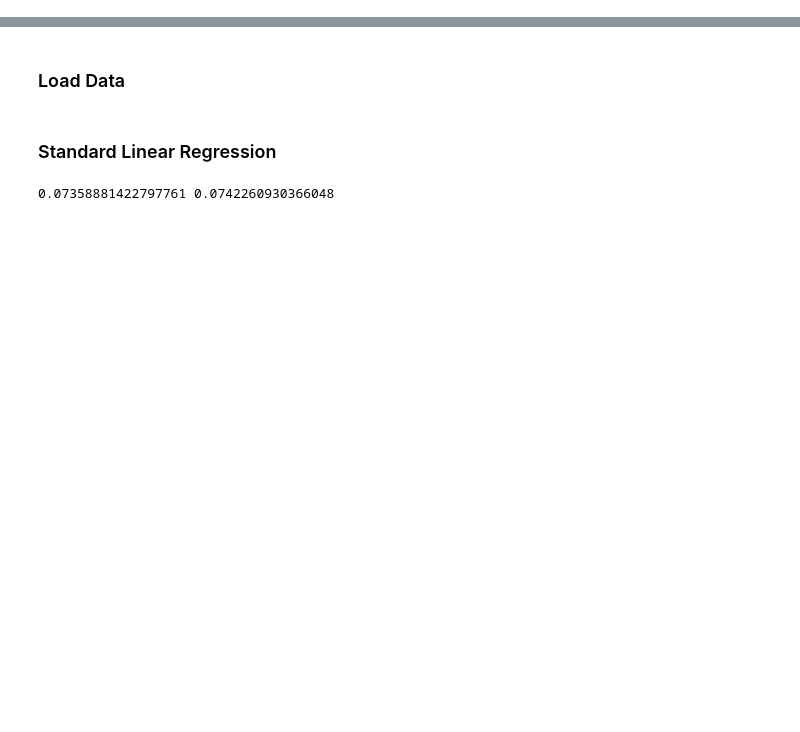
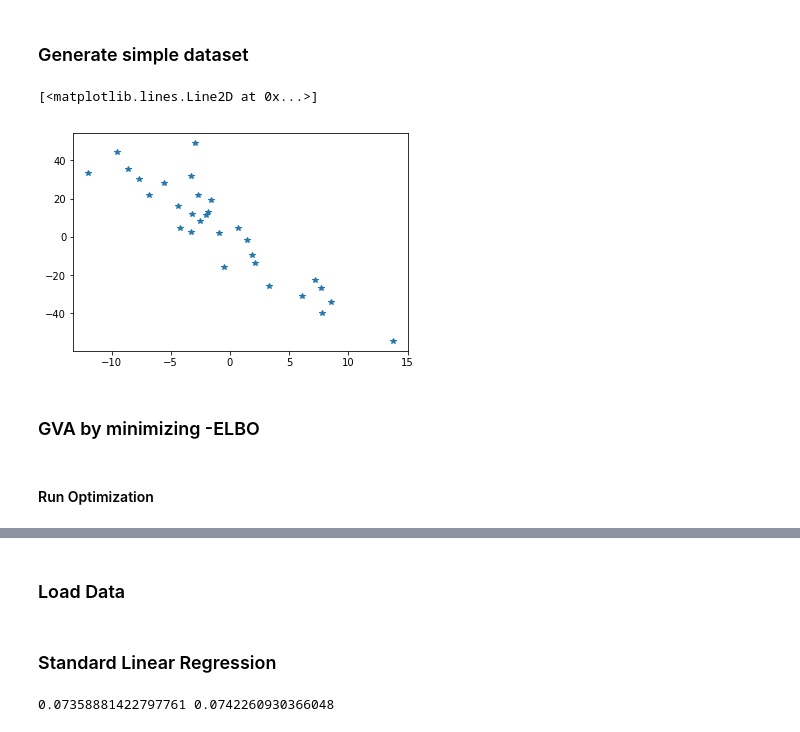
Before and after one commit to anhnguyendepocen/bayes_comp, a Jupyter notebook: notebook/Linear Regression-TF.ipynb, the cells around one changed output, grey strips where cells are left out. Saved outputs shown, nothing was run; the diff lists cells and outputs as text; code cells hidden in the pictures; blank space fills up the shorter version.

```diff
--- a/notebook/Linear Regression-TF.ipynb
+++ b/notebook/Linear Regression-TF.ipynb
@@ -17,0 +72,14 @@ sess = tf.InteractiveSession()
+# %% [markdown]
+### Generate simple dataset
+# %%
+N= 30
+X = np.hstack([np.ones((N,1)), 5*np.random.normal(size=(N,1))])
+D = X.shape[1]
+w_true = 3*np.random.normal(size=[D,1])
+Y = np.dot(X,w_true) + 10*np.random.normal(size=[N,1])
+plt.plot(X[:,1],Y,'*')
+# %% [output]
+[<matplotlib.lines.Line2D at 0x...>]
+[figure, added]
+# %% [markdown]
+### GVA by minimizing -ELBO
@@ -17,0 +109,2 @@ sess = tf.InteractiveSession()
+# %% [markdown]
+#### Run Optimization
```
Also changed, not shown: parts of 107 cells of this notebook, 1 other file.
